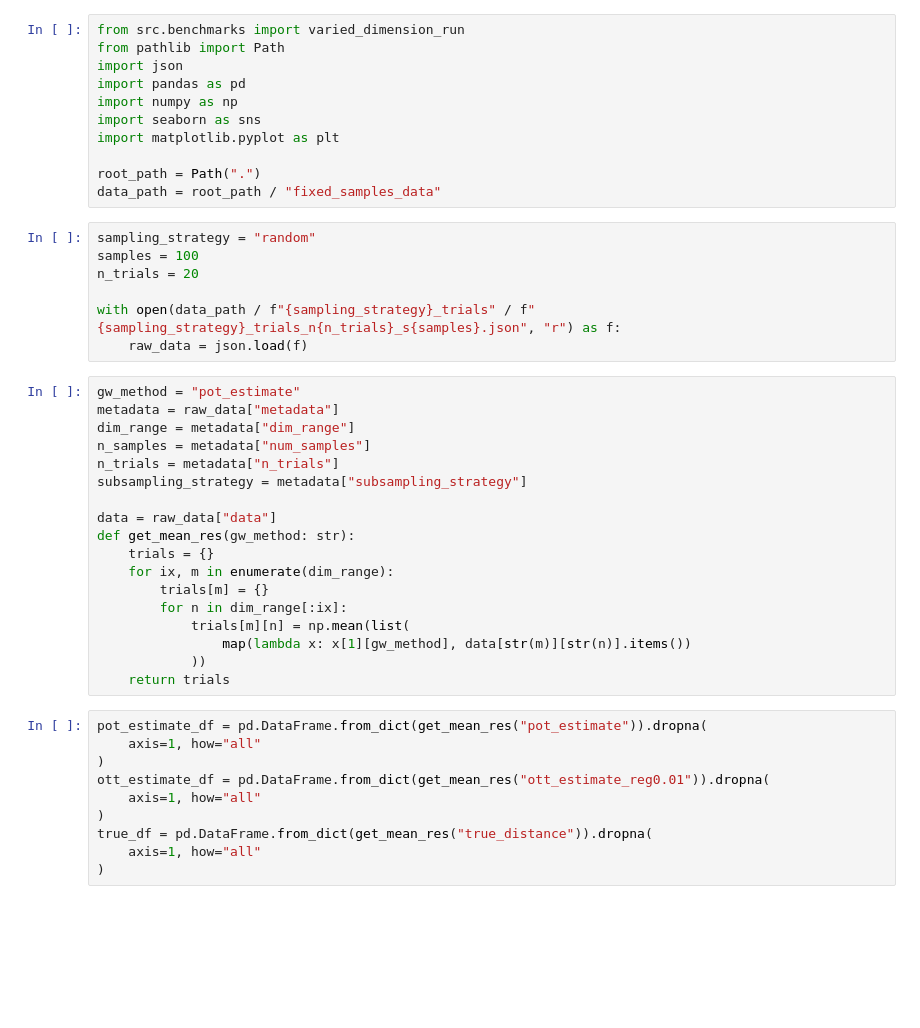
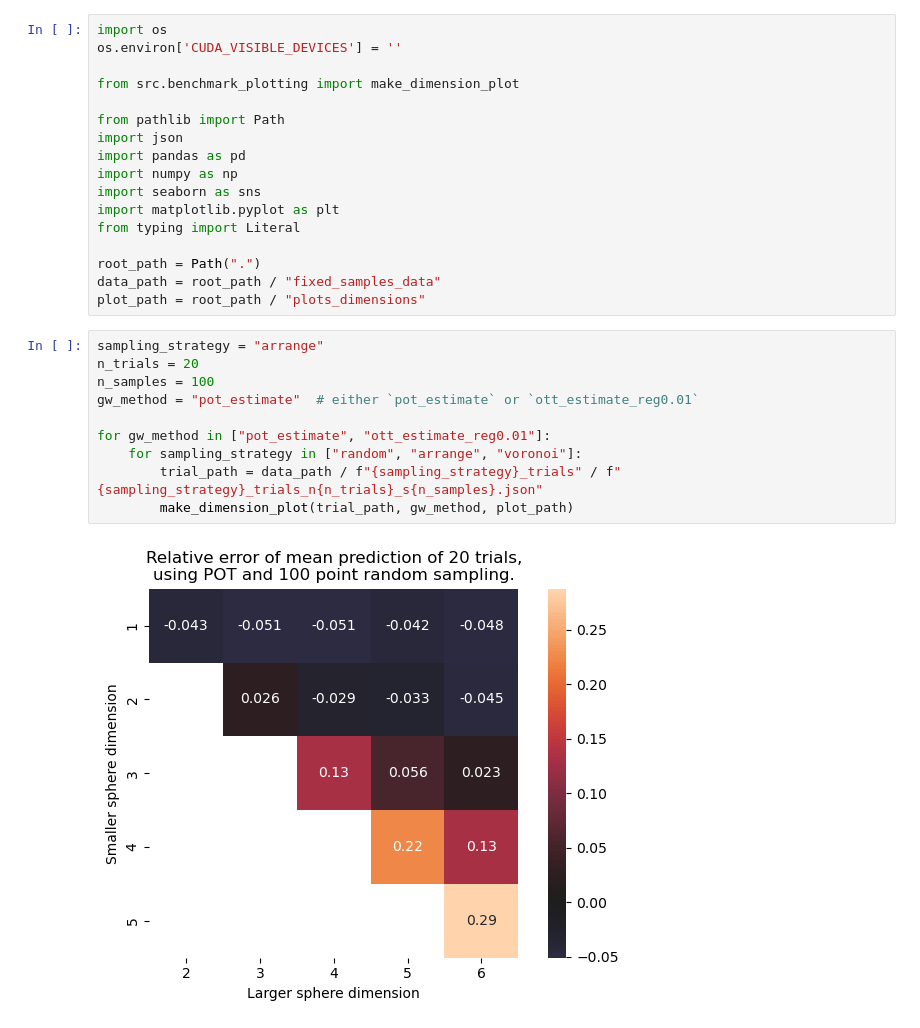
Before and after one commit to Daniel-Packer/gw-between-spheres, a Jupyter notebook: notebooks/multi_dimension_plots.ipynb, the cells around one changed output. Saved outputs shown, nothing was run; the diff lists cells and outputs as text; blank space fills up the shorter version.

```diff
--- a/notebooks/multi_dimension_plots.ipynb
+++ b/notebooks/multi_dimension_plots.ipynb
@@ -7,46 +7,29 @@
 # %%
-from src.benchmarks import varied_dimension_run
+import os
+os.environ['CUDA_VISIBLE_DEVICES'] = ''
+
+from src.benchmark_plotting import make_dimension_plot
+
 from pathlib import Path
 import json
 import pandas as pd
 import numpy as np
 import seaborn as sns
 import matplotlib.pyplot as plt
+from typing import Literal
 
 root_path = Path(".")
 data_path = root_path / "fixed_samples_data"
+plot_path = root_path / "plots_dimensions"
-# %%
-sampling_strategy = "random"
-samples = 100
-n_trials = 20
-
-with open(data_path / f"{sampling_strategy}_trials" / f"{sampling_strategy}_trials_n{n_trials}_s{samples}.json", "r") as f:
-    raw_data = json.load(f)
-# %%
-gw_method = "pot_estimate"
-metadata = raw_data["metadata"]
-dim_range = metadata["dim_range"]
-n_samples = metadata["num_samples"]
-n_trials = metadata["n_trials"]
-subsampling_strategy = metadata["subsampling_strategy"]
-
-data = raw_data["data"]
-def get_mean_res(gw_method: str):
-    trials = {}
-    for ix, m in enumerate(dim_range):
-        trials[m] = {}
-        for n in dim_range[:ix]:
-            trials[m][n] = np.mean(list(
-                map(lambda x: x[1][gw_method], data[str(m)][str(n)].items())
-            ))
-    return trials
-# %%
-pot_estimate_df = pd.DataFrame.from_dict(get_mean_res("pot_estimate")).dropna(
-    axis=1, how="all"
-)
-ott_estimate_df = pd.DataFrame.from_dict(get_mean_res("ott_estimate_reg0.01")).dropna(
-    axis=1, how="all"
-)
-true_df = pd.DataFrame.from_dict(get_mean_res("true_distance")).dropna(
-    axis=1, how="all"
-)
+# %%
+sampling_strategy = "arrange"
+n_trials = 20
+n_samples = 100
+gw_method = "pot_estimate"  # either `pot_estimate` or `ott_estimate_reg0.01`
+
+for gw_method in ["pot_estimate", "ott_estimate_reg0.01"]:
+    for sampling_strategy in ["random", "arrange", "voronoi"]:
+        trial_path = data_path / f"{sampling_strategy}_trials" / f"{sampling_strategy}_trials_n{n_trials}_s{n_samples}.json"
+        make_dimension_plot(trial_path, gw_method, plot_path)
+# %% [output]
+[figure, added]
```
Also changed, not shown: parts of 4 cells of this notebook, 10 other files.
